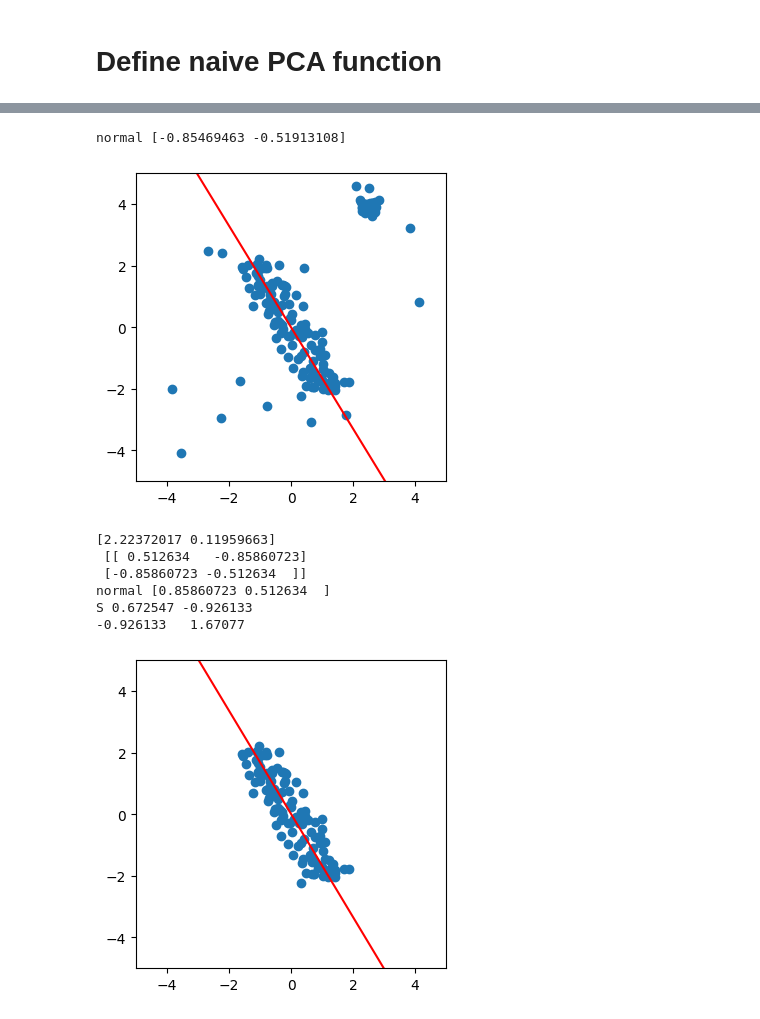
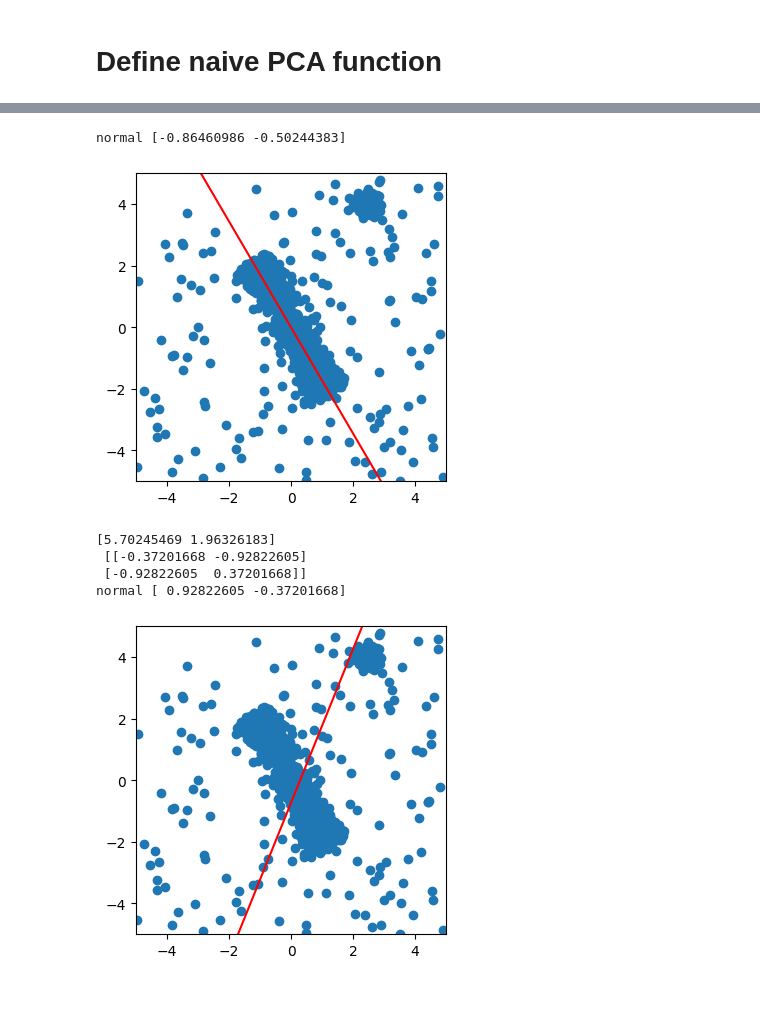
Before and after one commit to yuki-inaho/PyRobustPCA, a Jupyter notebook: example/pca.ipynb, the cells around one changed output, grey strips where cells are left out. Cells and saved outputs as stored; diff of their text form; code cells hidden in the pictures.

```diff
--- a/example/pca.ipynb
+++ b/example/pca.ipynb
@@ -1,7 +1,7 @@
 # %%
-N_INLIER = 120
-N_OUTLIER_CLUSTERED = 30
-N_OUTLIER_SCATTER = 30
+N_INLIER = 800
+N_OUTLIER_CLUSTERED = 300
+N_OUTLIER_SCATTER = 300
 ROTATION_ANGLE = 30  # [deg]
 SEED = 123
 # %% [markdown]
@@ -142,27 +142,25 @@ def RobustPCAFittingFastMCD(X, seed=123):
 scores, principal_components, mu = RobustPCAFittingFastMCD(X_noisy)
 draw_pca_results(X_noisy, principal_components, mu)
 # %% [output]
-normal [-0.85469463 -0.51913108]
+normal [-0.86460986 -0.50244383]
-[figure, old version]
+[figure, new version]
 # %%
 from PyRobustPCA import VanillaPCA
 
 pca = VanillaPCA()
-pca.fit(X_naive)
+pca.fit(X_noisy)
 centre = pca.get_mean()
 scores = pca.get_scores()
 pcs = pca.get_principal_components()
 indices_ascending = np.argsort(scores)[::-1]
 scores = scores[indices_ascending]
 pcs = pcs[:, indices_ascending]
 print(scores, "\n", pcs)
 
-draw_pca_results(X_naive, pcs, centre)
+draw_pca_results(X_noisy, pcs, centre)
 # %% [output]
-[2.22372017 0.11959663]
- [[ 0.512634   -0.85860723]
- [-0.85860723 -0.512634  ]]
-normal [0.85860723 0.512634  ]
-S 0.672547 -0.926133
--0.926133   1.67077
+[5.70245469 1.96326183]
+ [[-0.37201668 -0.92822605]
+ [-0.92822605  0.37201668]]
+normal [ 0.92822605 -0.37201668]
-[figure, old version]
+[figure, new version]
```
Also changed, not shown: parts of 7 cells of this notebook, 5 other files.
